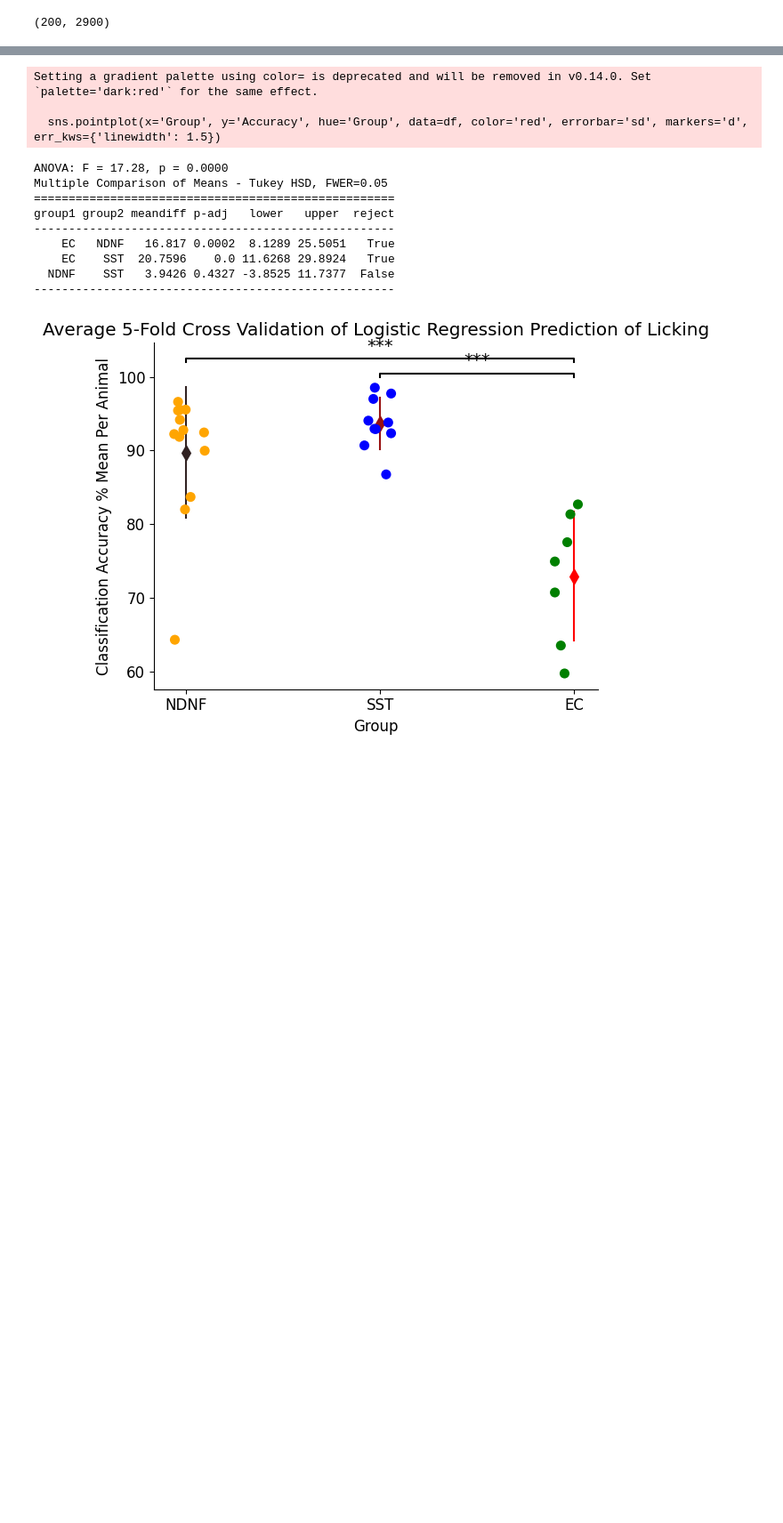
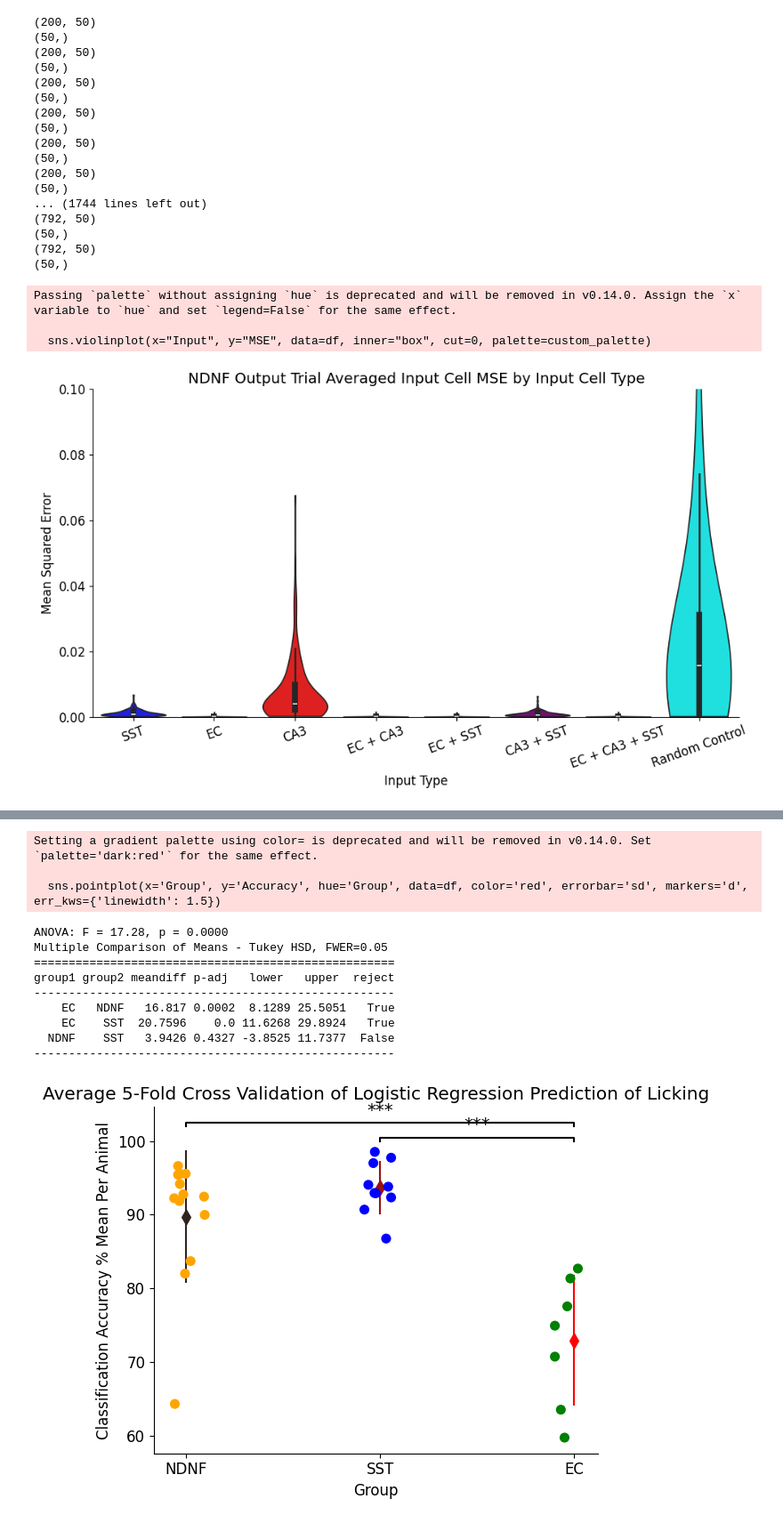
Before and after one commit to Milstein-Lab/CA1-interneuron-GLM, a Jupyter notebook: Clean_notebooks_to_date/finding_weights_over_NDNF.ipynb, the cells around one changed output, grey strips where cells are left out. Shown at 89% size. Cells and saved outputs as stored; diff of their text form; code cells hidden in the pictures; blank space fills up the shorter version.

```diff
--- a/Clean_notebooks_to_date/finding_weights_over_NDNF.ipynb
+++ b/Clean_notebooks_to_date/finding_weights_over_NDNF.ipynb
@@ -281,7 +239,3 @@ MSE_list_EC_early_predicting_NDNF_early, coefficients_list_EC_early = get_MSE_ce
 MSE_list_SST_early_predicting_NDNF_early, coefficients_list_EC_early = get_MSE_cell_type2(model_SST_dict_early, fixed_activity_dict_NDNF_newest, data_early_array_SST, predict_early_or_late="early")
 # %%
 ###### analysis methodn and the question it answers
-# %%
-CA3_data_array.shape
-# %% [output]
-(200, 2900)
@@ -411 +242,27 @@ def plot_MSE_for_NDNF_pred_by_other_celltype_input_random(MSE_list_just_SST, MSE
+# %%
+######## trying it with trial averaged data
+
+plot_NDNF_prediction_from_other_celltypes_input_GLM(activity_dict_SST, activity_dict_EC, fixed_activity_dict_NDNF_newest, ymax=0.10)
+# %% [output]
+(200, 50)
+(50,)
+(200, 50)
+(50,)
+(200, 50)
+(50,)
+(200, 50)
+(50,)
+(200, 50)
+(50,)
+(200, 50)
+(50,)
+... (1744 lines left out)
+(792, 50)
+(50,)
+(792, 50)
+(50,)
+Passing `palette` without assigning `hue` is deprecated and will be removed in v0.14.0. Assign the `x` variable to `hue` and set `legend=False` for the same effect.
+
+  sns.violinplot(x="Input", y="MSE", data=df, inner="box", cut=0, palette=custom_palette)
+[figure, added]
 # %%
```
Also changed, not shown: parts of 46 cells of this notebook.
